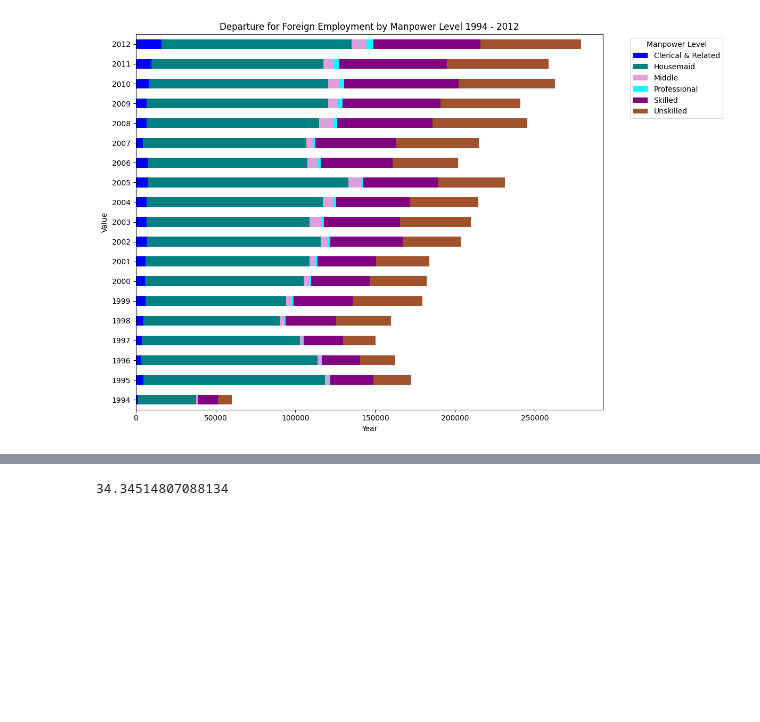
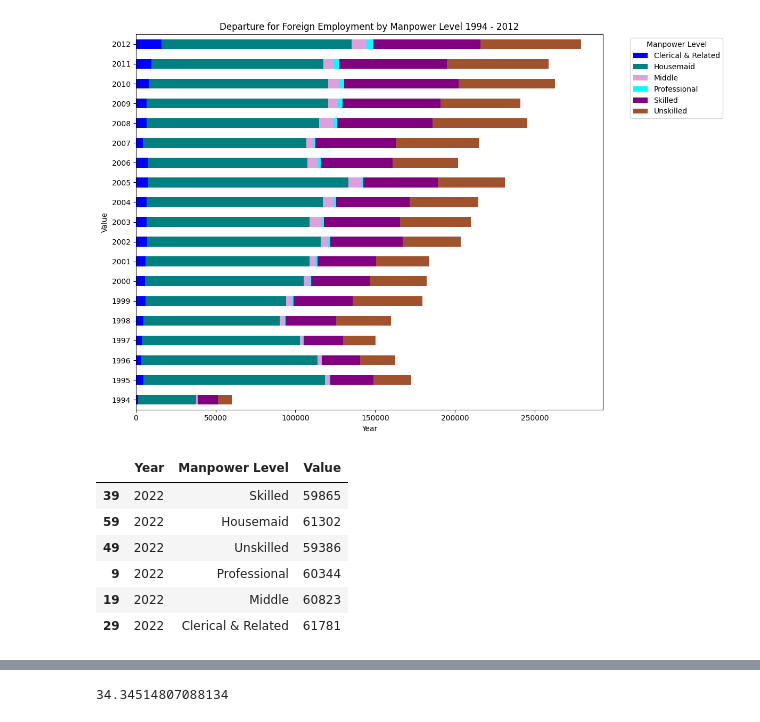
Before and after one commit to AchiniR/Inforgraphic-poster-DS, a Jupyter notebook: Foreign_Employment.ipynb, the cells around one changed output, grey strips where cells are left out. Cells and saved outputs as stored; diff of their text form; code cells hidden in the pictures; blank space fills up the shorter version.

```diff
--- a/Foreign_Employment.ipynb
+++ b/Foreign_Employment.ipynb
@@ -683,3 +685,15 @@ plt.tight_layout()
 plt.show()
 # %% [output]
 [figure]
+# %%
+predicted_manpower_2022 = predicted_manpower[predicted_manpower['Year'] == 2022]
+# %%
+predicted_manpower_2022
+# %% [output]
+|  | Year | Manpower Level | Value |
+| 39 | 2022 | Skilled | 59865 |
+| 59 | 2022 | Housemaid | 61302 |
+| 49 | 2022 | Unskilled | 59386 |
+| 9 | 2022 | Professional | 60344 |
+| 19 | 2022 | Middle | 60823 |
+| 29 | 2022 | Clerical & Related | 61781 |
```
Also changed, not shown: parts of 4 cells of this notebook.
